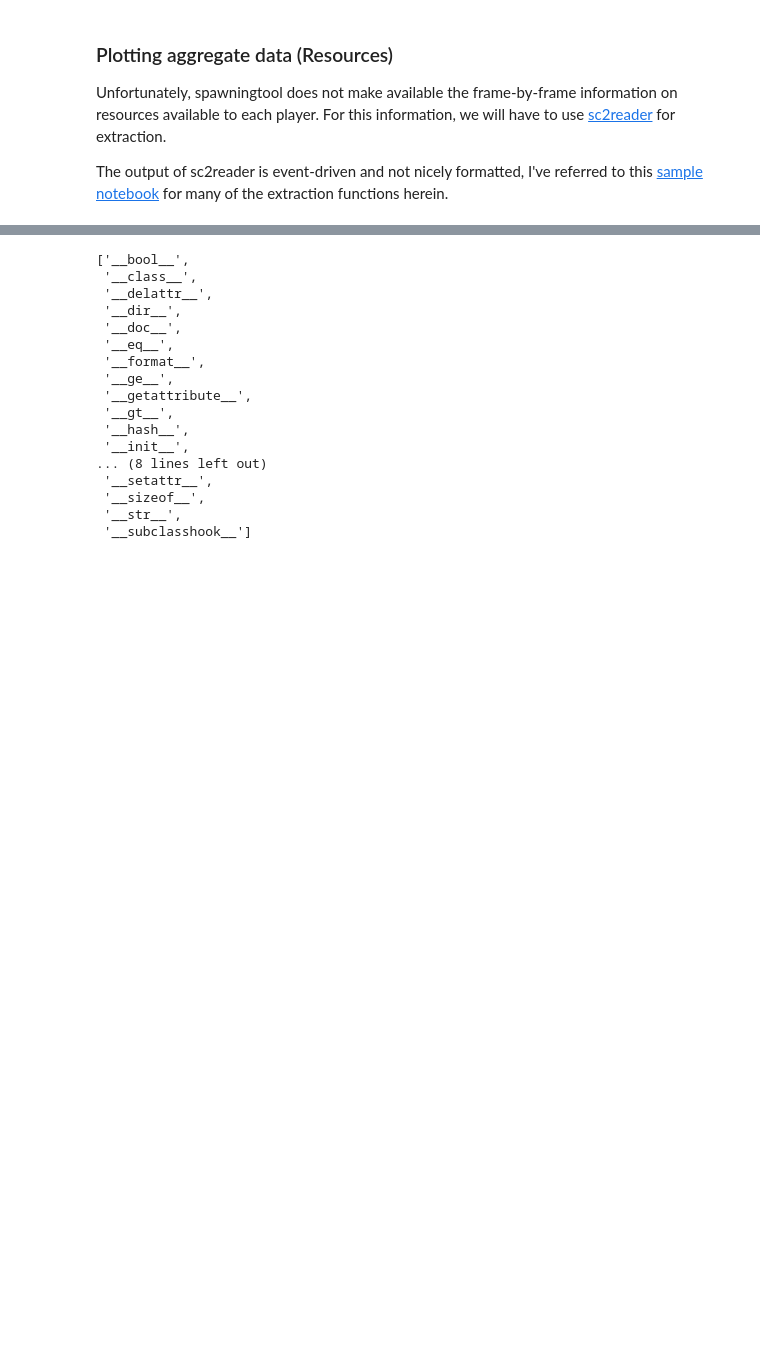
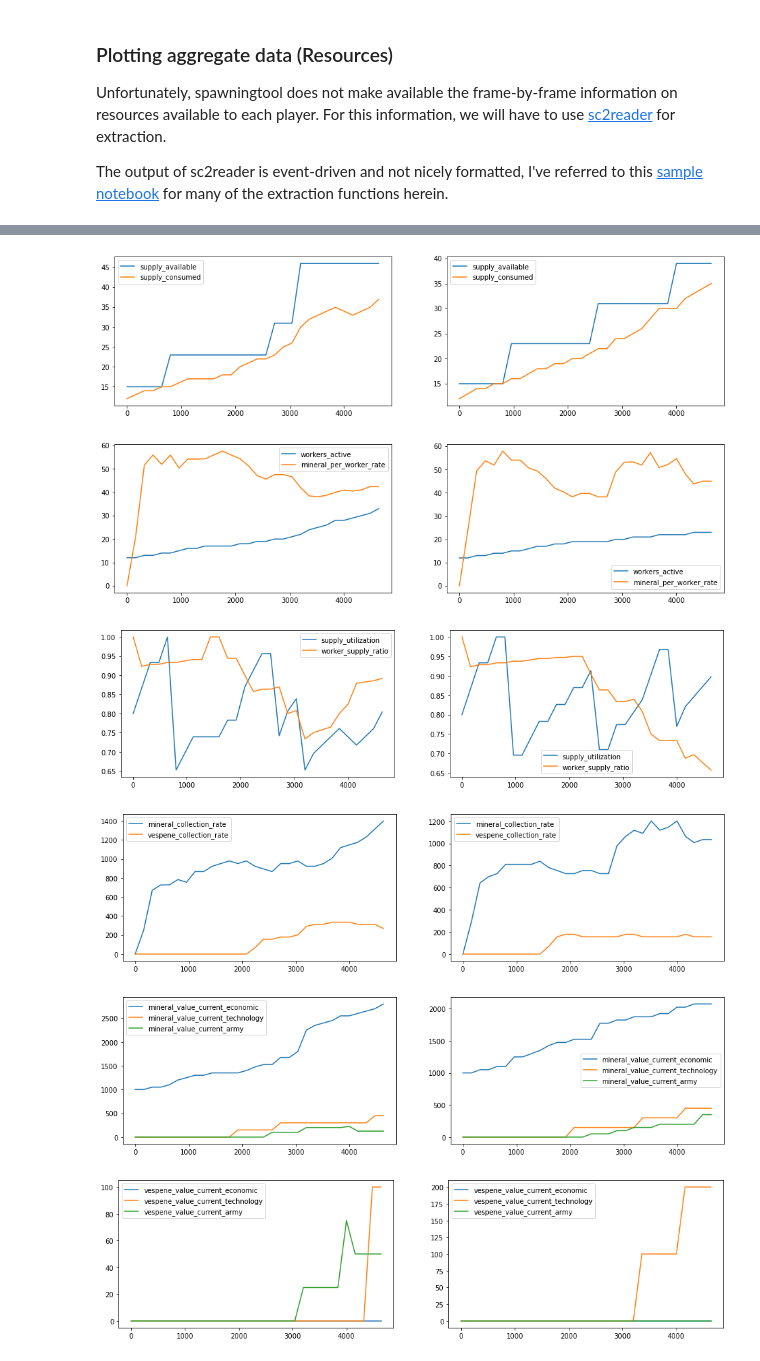
Before and after one commit to devYaoYH/SCII_BO_Classifier, a Jupyter notebook: Dataset Visualization.ipynb, the cells around one changed output, grey strips where cells are left out. Drawn from its saved outputs; the diff is of its cells as text; code cells hidden in the pictures; blank space fills up the shorter version.

Commit message:
Completed extraction of resource timeseries information | Fixed some constants

```diff
--- a/Dataset Visualization.ipynb
+++ b/Dataset Visualization.ipynb
@@ -260,7 +301,7 @@ The output of sc2reader is event-driven and not nicely formatted, I've referred
 
 def handle_count(caller, event, key, add_value, start_val=0):
     if len(caller.players[event.unit.owner.pid][key]) == 0:
-        caller.players[event.unit.owner.pid][key].append((0, 0))
+        caller.players[event.unit.owner.pid][key].append((0, start_val)) # minor fix: We start with 1 expansion building?
     # Get the last value
     last_val = caller.players[event.unit.owner.pid][key][-1][1]
     caller.players[event.unit.owner.pid][key].append((event.frame, last_val + add_value))
@@ -487,4 +528,10 @@ def handle_mineral_events(caller, event):
         caller.players[event.pid]["mineral_queued_technology"].append((event.frame, event.minerals_used_in_progress_technology))
         caller.players[event.pid]["mineral_queued_army"].append((event.frame, event.minerals_used_in_progress_army))
         caller.players[event.pid]["mineral_queued_economic"].append((event.frame, event.minerals_used_in_progress_economy))
+
+# Aggregate all of our event parsers for use by our ReplayData class
+
+handlers = [handle_expansion_events, handle_worker_events, handle_supply_events, handle_mineral_events,
+            handle_vespene_events, handle_ground_events, handle_air_events, handle_tech_events, handle_upgrade_events,
+            handle_unit_events]
 # %%
@@ -543,20 +588,4 @@ sg_players = sample_game_sc2reader.load_players()
-# %%
-dir(sg_players)
-# %% [output]
-['__bool__',
- '__class__',
- '__delattr__',
- '__dir__',
- '__doc__',
- '__eq__',
- '__format__',
- '__ge__',
- '__getattribute__',
- '__gt__',
- '__hash__',
- '__init__',
-... (8 lines left out)
- '__setattr__',
- '__sizeof__',
- '__str__',
- '__subclasshook__']
+# %%
+sc2replay_data = SC2ReplayData.parse_replay(replay_file=sample_replay)
+data_dump = sc2replay_data.as_dict()
+sc2replay_playerOne, sc2replay_playerTwo = data_dump['stats'][1], data_dump['stats'][2]
@@ -562,0 +594,35 @@ dir(sg_players)
+# %%
+def plot_stat_player(playerData, key, **kwargs):
+    plot_stat_graph(playerData[key], name=key, **kwargs)
+
+def plot_stat_graph(stat_data, name=None, ax=None, show=True):
+    if (ax is None):
+        fig, ax = plt.subplots()
+    # Stats are recorded every 160 frames (10s)
+    data = np.asarray(stat_data[:BUILD_ORDER_TIME_CUTOFF//10])
+    ax.plot(data[:,0], data[:,1], label=name)
+    ax.legend()
+    if (show):
+        plt.show()
+# %%
+# Here, we grab important MACRO information that will be simultaneously useful alongside discrete actions in the BuildOrder
+supply_stats = ('supply_available', 'supply_consumed')
+worker_stats = ('workers_active', 'mineral_per_worker_rate')
+ratio_stats = ('supply_utilization', 'worker_supply_ratio')
+resource_stats = ('mineral_collection_rate', 'vespene_collection_rate')
+mineral_stats = ('mineral_value_current_economic', 'mineral_value_current_technology', 'mineral_value_current_army')
+vespene_stats = ('vespene_value_current_economic', 'vespene_value_current_technology', 'vespene_value_current_army')
+stats_groups = [supply_stats, worker_stats, ratio_stats, resource_stats, mineral_stats, vespene_stats]
+for key_li in stats_groups:
+    fig, ax = plt.subplots(1,2, figsize=(16,4))
+    for key in key_li:
+        plot_stat_player(sc2replay_playerOne, key, ax=ax[0], show=False)
+        plot_stat_player(sc2replay_playerTwo, key, ax=ax[1], show=False)
+plt.show()
+# %% [output]
+[figure, added]
+[figure, added]
+[figure, added]
+[figure, added]
+[figure, added]
+[figure, added]
```
Also changed, not shown: parts of 20 cells of this notebook, 3 other files.
